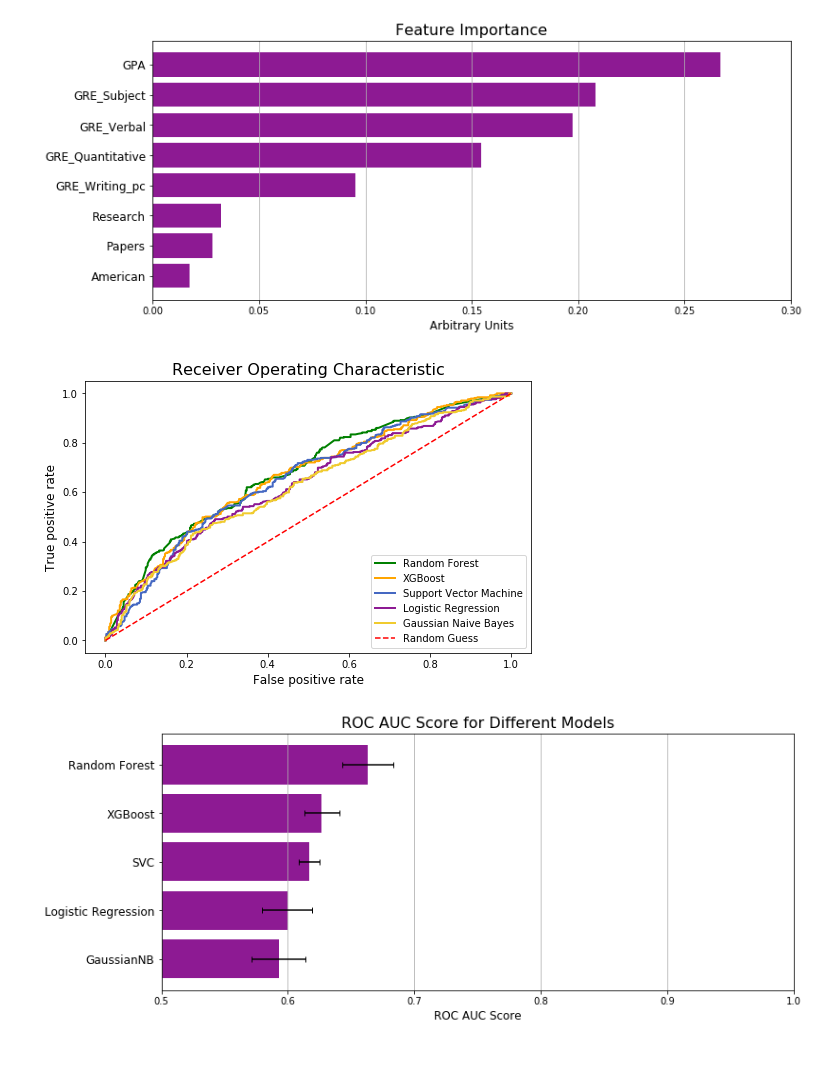
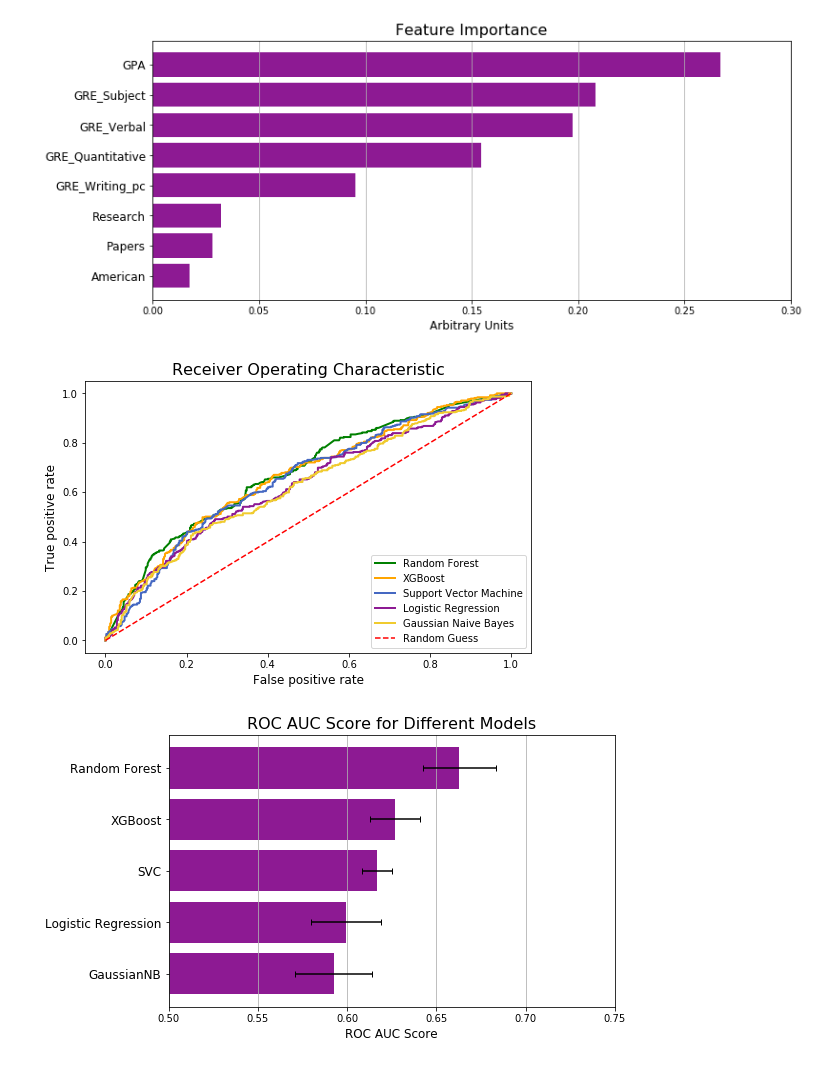
Before and after one commit to harrisonized/Predicting_Physics_PhD_Admissions, a Jupyter notebook: testing-models.ipynb, the cells around one changed output. Cells and saved outputs as stored; diff of their text form; code cells hidden in the pictures.

Commit message:
regenerated roc curve and bar chart

```diff
--- a/testing-models.ipynb
+++ b/testing-models.ipynb
@@ -499,33 +499,33 @@ plt.savefig("figures/random-forest/feature-importance.png", transparent=True, bb
 # Compare models
 
 plt.subplots(figsize=(8, 5))
 plt.plot(rf_fpr, rf_tpr, lw=2, color='green', label='Random Forest')
 plt.plot(xgb_fpr, xgb_tpr, lw=2, color='#ffa500', label='XGBoost')
 plt.plot(svc_fpr, svc_tpr, lw=2, color='#4568c2', label='Support Vector Machine')
 plt.plot(logreg_fpr, logreg_tpr, lw=2, color='#8d1a93', label='Logistic Regression')
 plt.plot(gnb_fpr, gnb_tpr, lw=2, color='#f0cb2f', label='Gaussian Naive Bayes')
 plt.plot([0,1],[0,1],c='red',ls='--', label='Random Guess')
 
 plt.xlim([-0.05,1.05])
 plt.ylim([-0.05,1.05])
 plt.xlabel('False positive rate', fontsize=12)
 plt.ylabel('True positive rate', fontsize=12)
 plt.legend(loc='lower right')
 plt.title('Receiver Operating Characteristic', fontsize=16);
 plt.savefig("figures/roc.png", transparent=True, bbox_inches="tight")
 plt.show()
 
 y_pos = np.arange(len(models_list))
 
-fig, ax = plt.subplots(figsize=(12, 5))
+fig, ax = plt.subplots(figsize=(8, 5))
 ax.barh(y_pos, cv_roc_auc_score_list[0:5], xerr=cv_roc_auc_error_list[0:5], align='center', color = '#8d1a93', capsize=3)
 ax.set_xlabel('ROC AUC Score', fontsize=12)
-ax.set_xlim(left = 0.5, right = 1)
+ax.set_xlim(left = 0.5, right = 0.75)
 ax.set_yticks(y_pos)
 ax.set_yticklabels(models_list, fontsize=12)
 ax.set_title('ROC AUC Score for Different Models', fontsize=16)
 ax.xaxis.grid(True)
 plt.savefig("figures/roc-bar.png", transparent=True, bbox_inches="tight")
 # %% [output]
 [figure]
-[figure, old version]
+[figure, new version]
```
Also changed, not shown: 1 other file.
